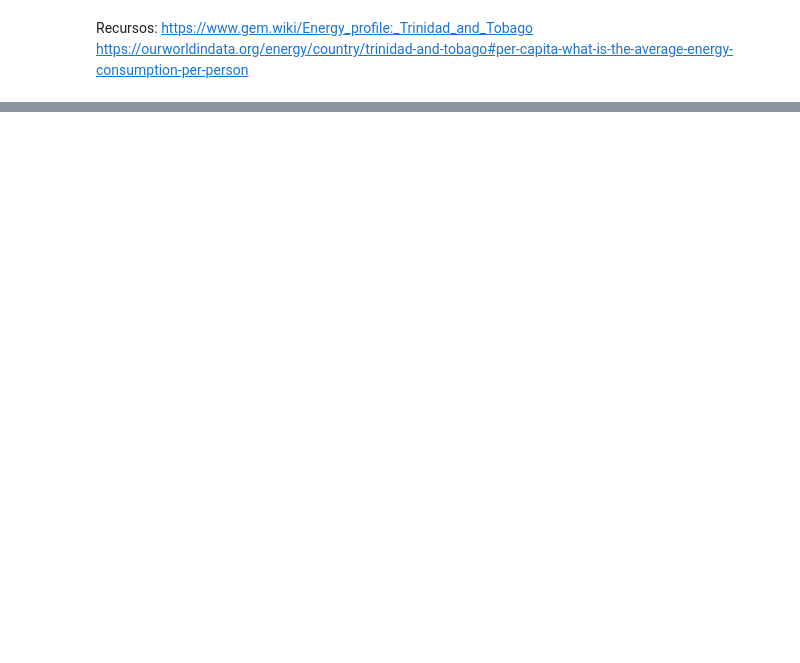
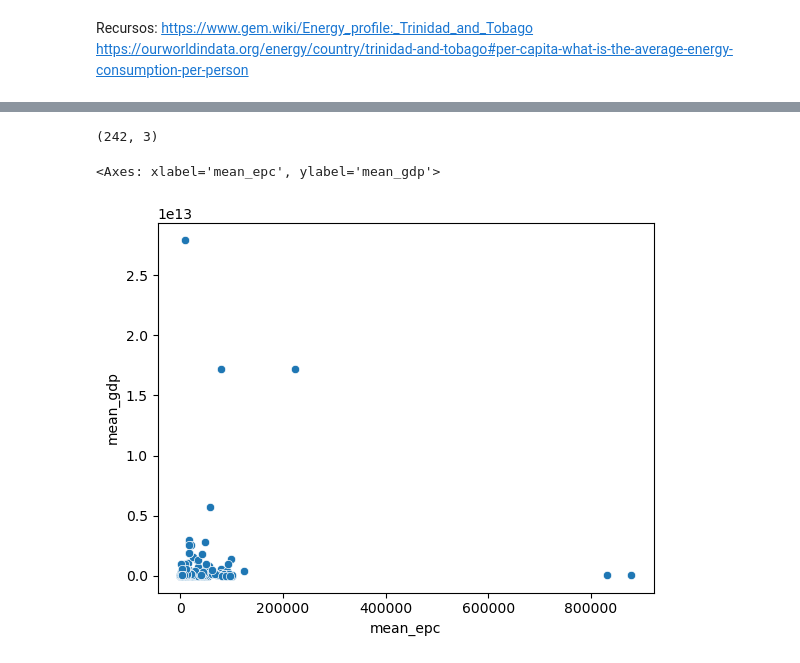
Before and after one commit to L-Ameneiro/EDA-Datasets, a Jupyter notebook: notebooks/consumo_energetico_mundial.ipynb, the cells around one changed output, grey strips where cells are left out. Drawn from its saved outputs; the diff is of its cells as text; code cells hidden in the pictures; blank space fills up the shorter version.

```diff
--- a/notebooks/consumo_energetico_mundial.ipynb
+++ b/notebooks/consumo_energetico_mundial.ipynb
@@ -350,0 +542,8 @@ https://ourworldindata.org/energy/country/trinidad-and-tobago#per-capita-what-is
+# %%
+# Calcula la media de 'energy_per_capita' y 'gdp' por país
+mean_values2 = wec.groupby('country').agg({'energy_per_capita': 'mean', 'gdp': 'mean'}).reset_index()
+
+# Crea un nuevo DataFrame con las medias por país
+df = pd.DataFrame({'country': mean_values['country'],
+                          'mean_epc': mean_values['energy_per_capita'],
+                          'mean_gdp': mean_values['gdp']})
@@ -350,0 +616,11 @@ https://ourworldindata.org/energy/country/trinidad-and-tobago#per-capita-what-is
+# %%
+df.shape
+# %% [output]
+(242, 3)
+# %%
+X = df[["mean_epc", "mean_gdp"]]
+# %%
+sns.scatterplot(data=X, x="mean_epc", y="mean_gdp")
+# %% [output]
+<Axes: xlabel='mean_epc', ylabel='mean_gdp'>
+[figure, added]
```
Also changed, not shown: parts of 41 cells of this notebook.
